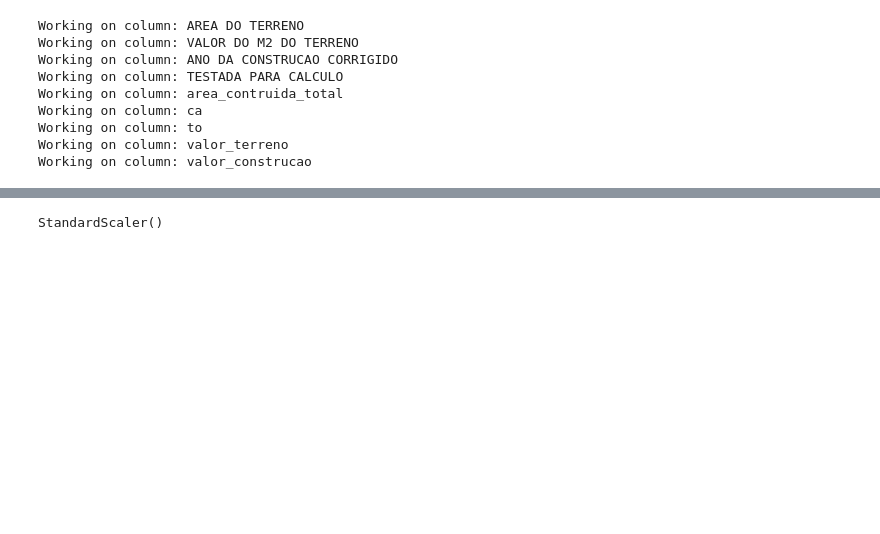
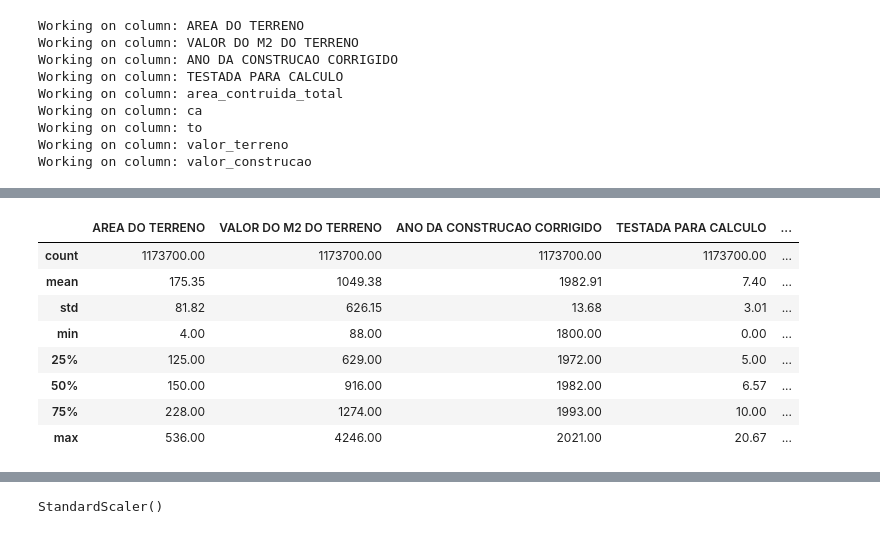
Before and after one commit to cem-usp/amostragem-em-habitacao, a Jupyter notebook: 00-atribuir-iptu-ao-lote.ipynb, the cells around one changed output, grey strips where cells are left out. Cells and saved outputs as stored; diff of their text form; code cells hidden in the pictures; blank space fills up the shorter version.

```diff
--- a/00-atribuir-iptu-ao-lote.ipynb
+++ b/00-atribuir-iptu-ao-lote.ipynb
@@ -200,3 +190,15 @@ df_iptu.describe()
+# %%
+df_iptu_outlier.describe()
+# %% [output]
+|  | AREA DO TERRENO | VALOR DO M2 DO TERRENO | ANO DA CONSTRUCAO CORRIGIDO | TESTADA PARA CALCULO | ... |
+| count | 1173700.00 | 1173700.00 | 1173700.00 | 1173700.00 | ... |
+| mean | 175.35 | 1049.38 | 1982.91 | 7.40 | ... |
+| std | 81.82 | 626.15 | 13.68 | 3.01 | ... |
+| min | 4.00 | 88.00 | 1800.00 | 0.00 | ... |
+| 25% | 125.00 | 629.00 | 1972.00 | 5.00 | ... |
+| 50% | 150.00 | 916.00 | 1982.00 | 6.57 | ... |
+| 75% | 228.00 | 1274.00 | 1993.00 | 10.00 | ... |
+| max | 536.00 | 4246.00 | 2021.00 | 20.67 | ... |
 # %%
 df_iptu.hist(bins=70, figsize=(20, 15), alpha=0.8)
 # %% [output]
```
Also changed, not shown: parts of 15 cells of this notebook, 4 other files.
